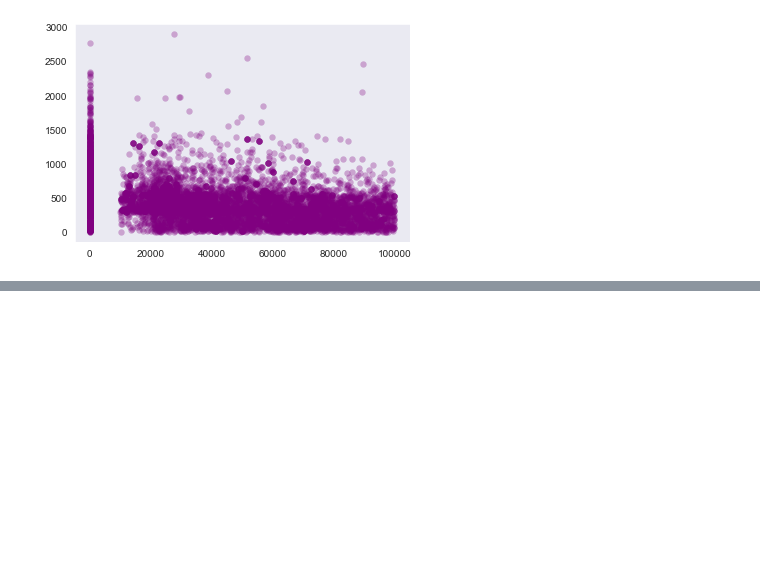
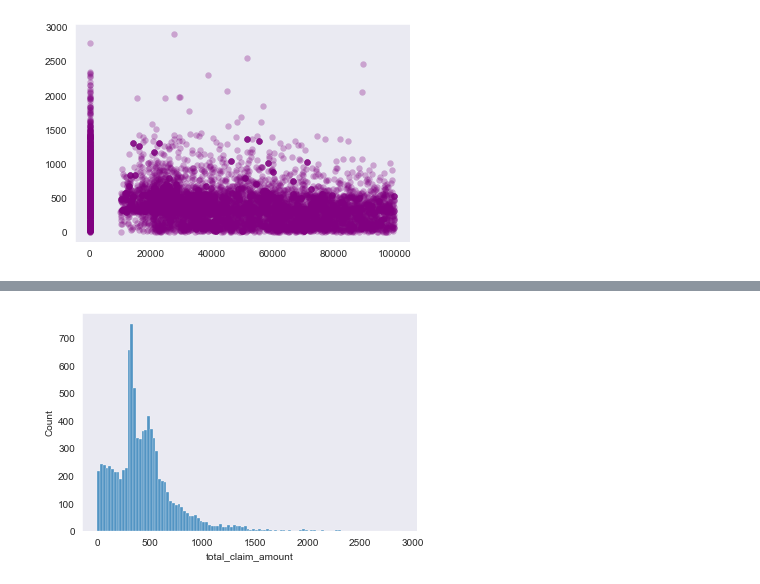
Before and after one commit to IsabelJabs/lab-customer-analysis-round-2, a Jupyter notebook: files_for_lab/csv_files/CustAnalysis2_3.ipynb, the cells around one changed output, grey strips where cells are left out. Cells and saved outputs as stored; diff of their text form; code cells hidden in the pictures; blank space fills up the shorter version.

```diff
--- a/files_for_lab/csv_files/CustAnalysis2_3.ipynb
+++ b/files_for_lab/csv_files/CustAnalysis2_3.ipynb
@@ -305,0 +370,5 @@ plt.show()
+# %%
+sns.histplot(x='total_claim_amount', data=data)
+plt.show()
+# %% [output]
+[figure, added]
```
Also changed, not shown: parts of 20 cells of this notebook.
